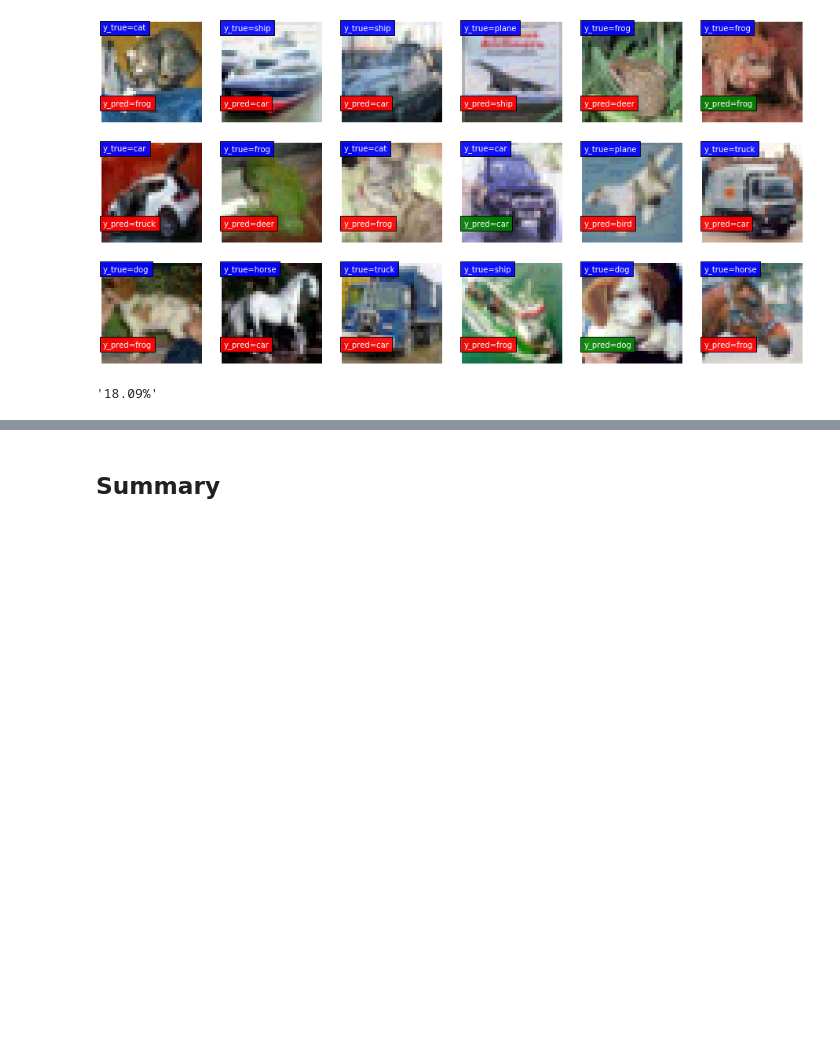
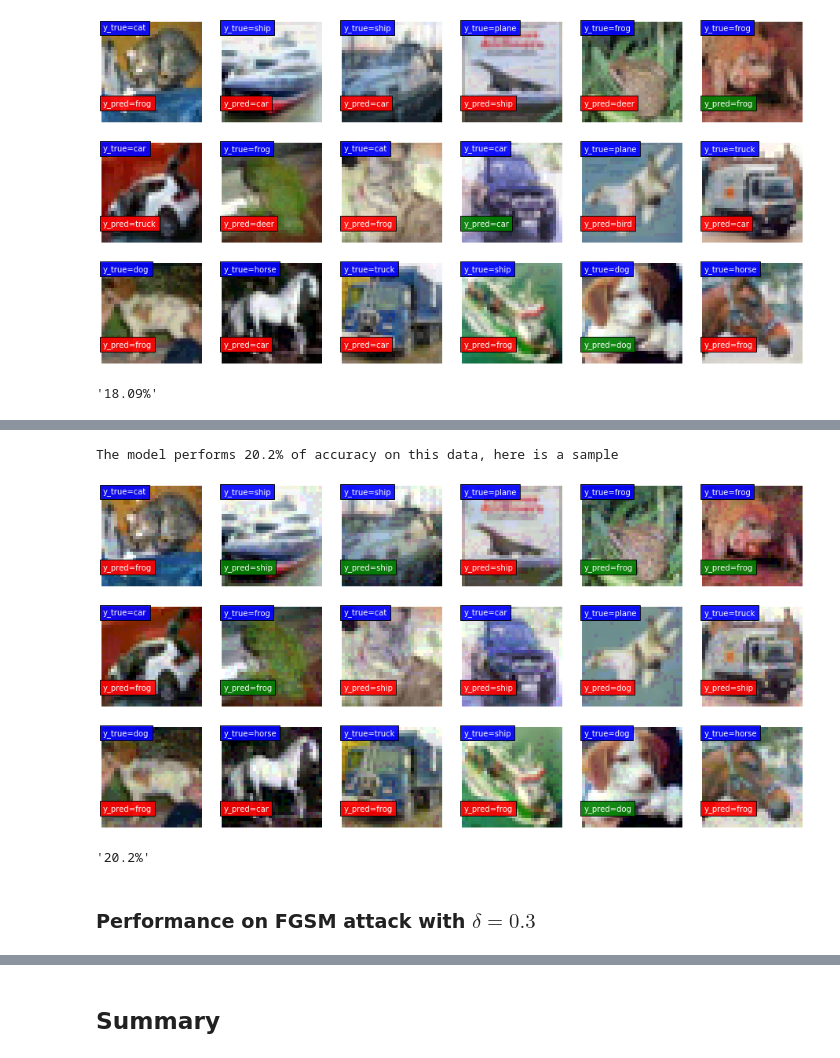
Before and after one commit to brash6/adversarial_attack_image_classif, a Jupyter notebook: Adversarial_Attacks_Project_Summary.ipynb, the cells around one changed output, grey strips where cells are left out. Drawn from its saved outputs; the diff is of its cells as text; code cells hidden in the pictures; blank space fills up the shorter version.

```diff
--- a/Adversarial_Attacks_Project_Summary.ipynb
+++ b/Adversarial_Attacks_Project_Summary.ipynb
@@ -220,0 +233,2 @@ The model performs 18.09% of accuracy on this data, here is a sample
+# %%
+best_robust_model = load_model(cst.BEST_ROBUST_trained_model)
@@ -220,0 +237,10 @@ The model performs 18.09% of accuracy on this data, here is a sample
+# %%
+attack_robust_PDG = np.load(cst.BEST_ROBUST_ATTACKED_TEST_PGD)
+# %%
+visualization.show_dataset_and_predictions(attack_robust_PDG, y_test, best_robust_model)
+# %% [output]
+The model performs 20.2% of accuracy on this data, here is a sample
+[figure, added]
+'20.2%'
+# %% [markdown]
+### Performance on FGSM attack with $\delta = 0.3$
```
Also changed, not shown: parts of 19 cells of this notebook, 3 other files.
